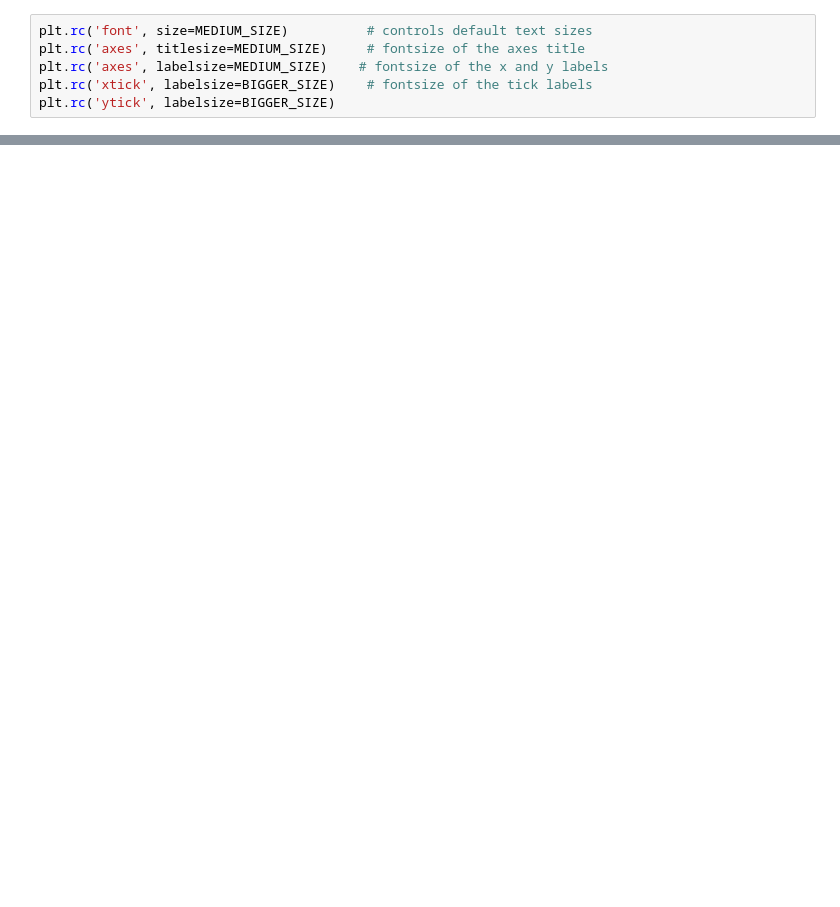
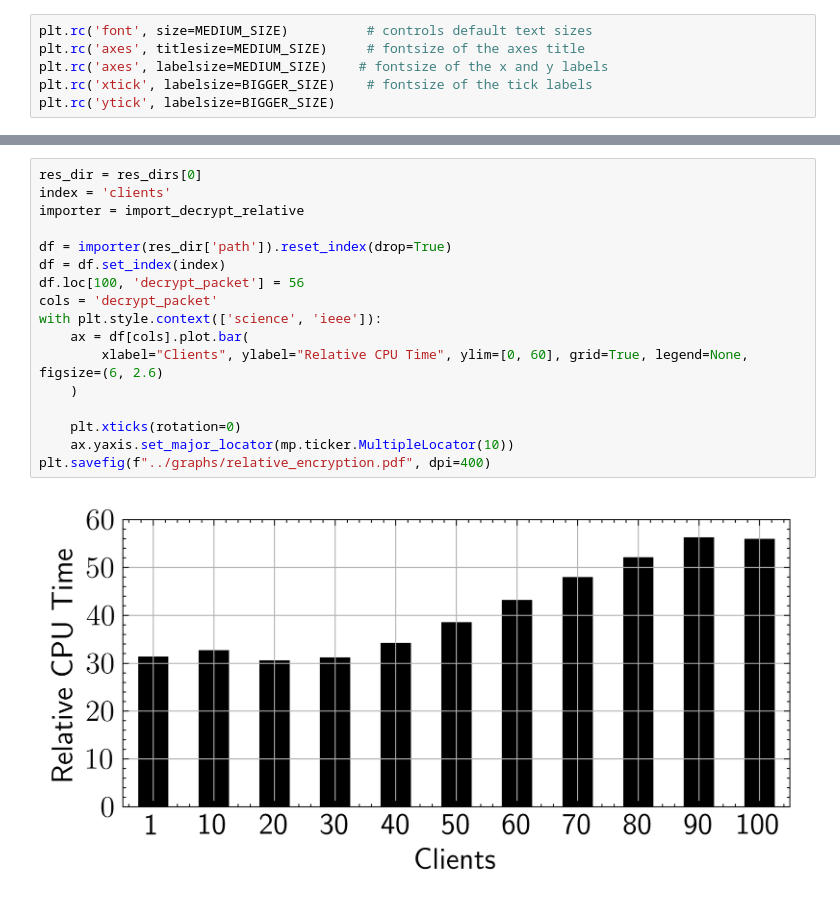
Before and after one commit to cesar237/wireguard-results-analysis, a Jupyter notebook: notebooks/Decrypt Time.ipynb, the cells around one changed output, grey strips where cells are left out. Drawn from its saved outputs; the diff is of its cells as text; blank space fills up the shorter version.

```diff
--- a/notebooks/Decrypt Time.ipynb
+++ b/notebooks/Decrypt Time.ipynb
@@ -334,0 +441,19 @@ plot_improvement(out_final, names=names_final,
+# %%
+res_dir = res_dirs[0]
+index = 'clients'
+importer = import_decrypt_relative
+
+df = importer(res_dir['path']).reset_index(drop=True)
+df = df.set_index(index)
+df.loc[100, 'decrypt_packet'] = 56
+cols = 'decrypt_packet'
+with plt.style.context(['science', 'ieee']):
+    ax = df[cols].plot.bar(
+        xlabel="Clients", ylabel="Relative CPU Time", ylim=[0, 60], grid=True, legend=None, figsize=(6, 2.6)
+    )
+
+    plt.xticks(rotation=0)
+    ax.yaxis.set_major_locator(mp.ticker.MultipleLocator(10))
+plt.savefig(f"../graphs/relative_encryption.pdf", dpi=400)
+# %% [output]
+[figure, added]
```
Also changed, not shown: parts of 16 cells of this notebook, 29 other files.
